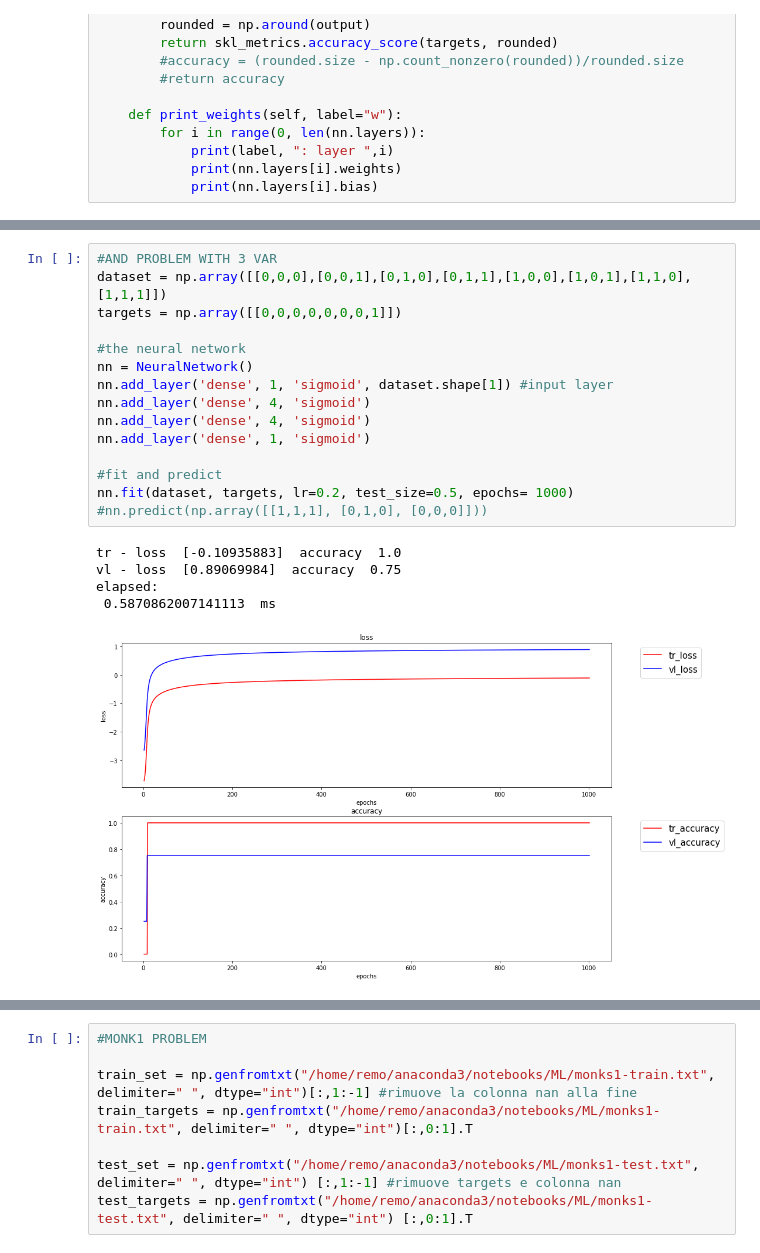
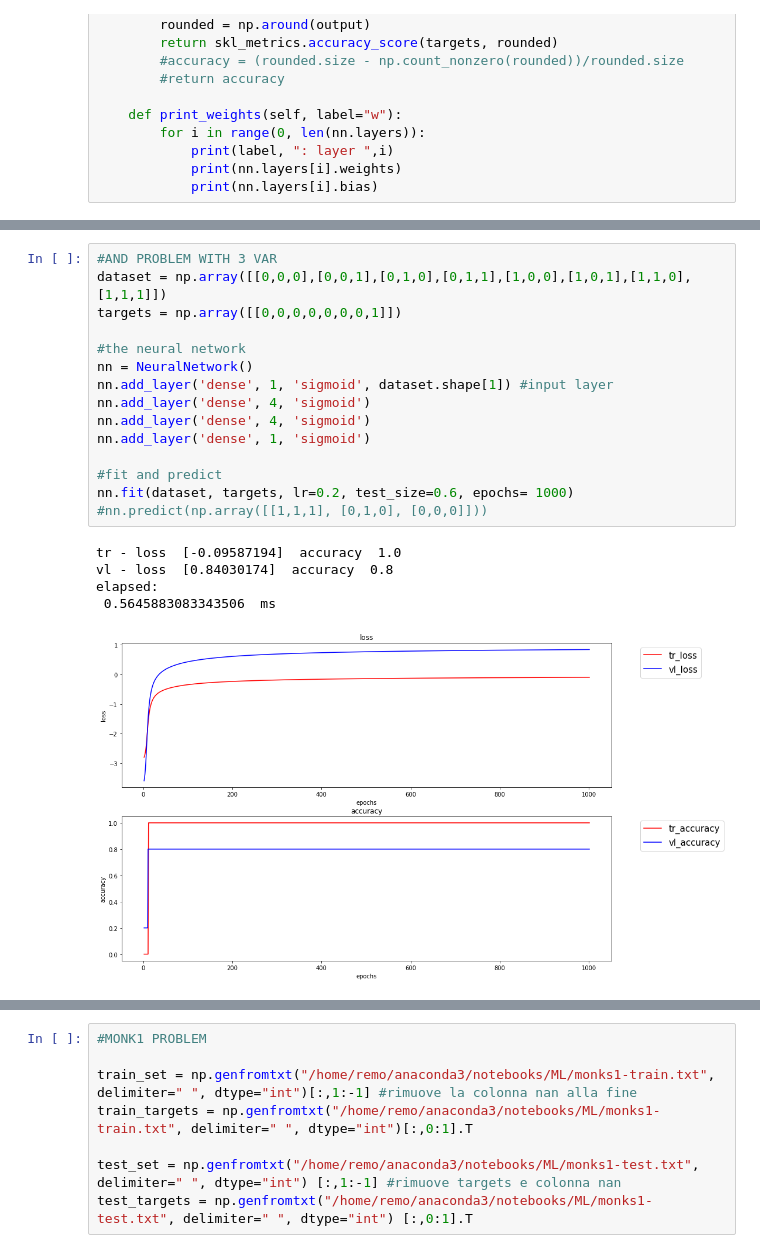
Before and after one commit to deRemo/NNLib, a Jupyter notebook: nn.ipynb, the cells around one changed output, grey strips where cells are left out. Drawn from its saved outputs; the diff is of its cells as text.

```diff
--- a/nn.ipynb
+++ b/nn.ipynb
@@ -250,24 +250,24 @@ elapsed:
 # %%
 #AND PROBLEM WITH 3 VAR
 dataset = np.array([[0,0,0],[0,0,1],[0,1,0],[0,1,1],[1,0,0],[1,0,1],[1,1,0],[1,1,1]])
 targets = np.array([[0,0,0,0,0,0,0,1]])
 
 #the neural network
 nn = NeuralNetwork()
 nn.add_layer('dense', 1, 'sigmoid', dataset.shape[1]) #input layer
 nn.add_layer('dense', 4, 'sigmoid')
 nn.add_layer('dense', 4, 'sigmoid')
 nn.add_layer('dense', 1, 'sigmoid')
 
 #fit and predict
-nn.fit(dataset, targets, lr=0.2, test_size=0.5, epochs= 1000)
+nn.fit(dataset, targets, lr=0.2, test_size=0.6, epochs= 1000)
 #nn.predict(np.array([[1,1,1], [0,1,0], [0,0,0]]))
 # %% [output]
-tr - loss  [-0.10935883]  accuracy  1.0
-vl - loss  [0.89069984]  accuracy  0.75
+tr - loss  [-0.09587194]  accuracy  1.0
+vl - loss  [0.84030174]  accuracy  0.8
 elapsed:
- 0.5870862007141113  ms
+ 0.5645883083343506  ms
-[figure, old version]
+[figure, new version]
 # %%
 #??
 dataset = np.array([[0,1,0],[0,0,1],[1,0,0],[1,1,0],[1,1,1]])
```
Also changed, not shown: parts of 5 cells of this notebook.
